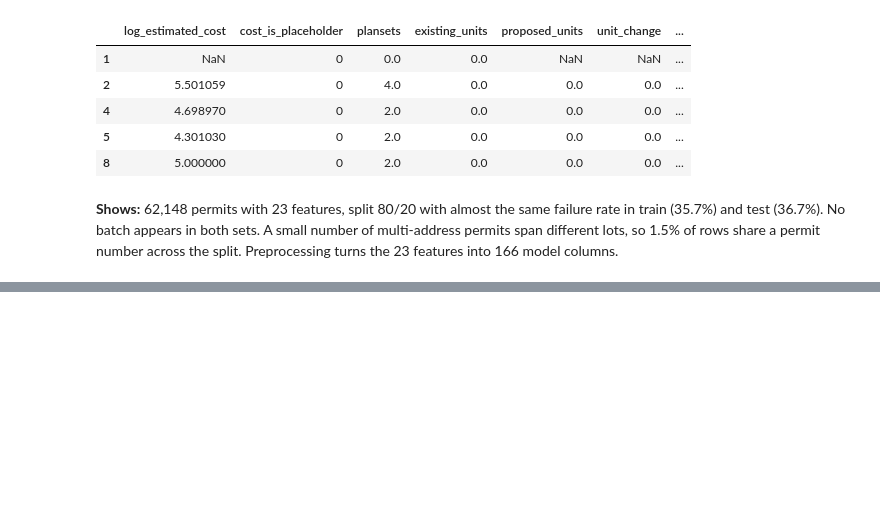
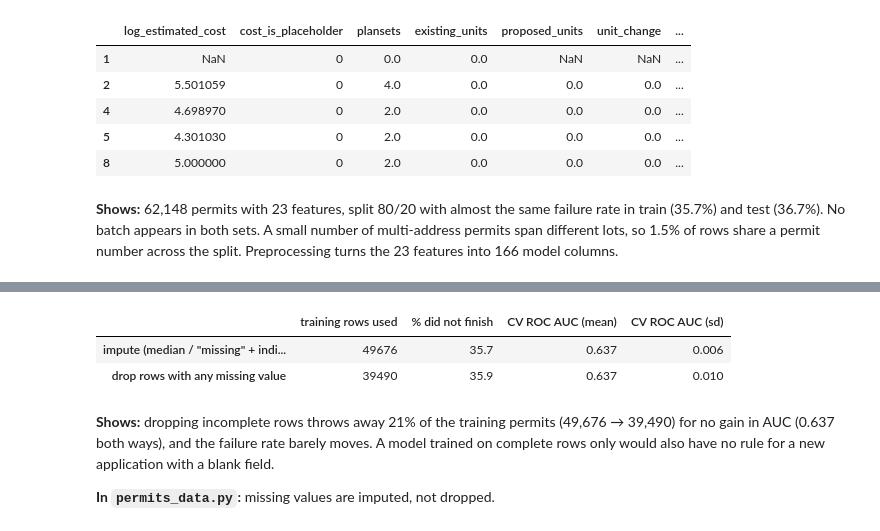
Before and after one commit to seanyi-creator/ba-305-project, a Jupyter notebook: 01_permit_data_overview.ipynb, the cells around one changed output, grey strips where cells are left out. Cells and saved outputs as stored; diff of their text form; code cells hidden in the pictures; blank space fills up the shorter version.

Commit message:
add imputation check to data overview

```diff
--- a/01_permit_data_overview.ipynb
+++ b/01_permit_data_overview.ipynb
@@ -412,0 +416,28 @@ X_train.assign(did_not_finish=y_train).head()
+# %%
+from sklearn.pipeline import Pipeline
+from sklearn.linear_model import LogisticRegression
+from sklearn.model_selection import cross_val_score
+from permits_data import make_cv
+
+reference = lambda: Pipeline([('prep', make_preprocessor()), ('model', LogisticRegression(max_iter=2000))])
+complete_rows = X_train.notna().all(axis=1)
+
+auc_impute = cross_val_score(reference(), X_train, y_train, groups=groups_train,
+                             cv=make_cv(), scoring='roc_auc')
+auc_drop = cross_val_score(reference(), X_train[complete_rows], y_train[complete_rows],
+                           groups=groups_train[complete_rows], cv=make_cv(), scoring='roc_auc')
+
+pd.DataFrame({
+    'training rows used': [len(X_train), int(complete_rows.sum())],
+    '% did not finish': [round(y_train.mean() * 100, 1), round(y_train[complete_rows].mean() * 100, 1)],
+    'CV ROC AUC (mean)': [round(auc_impute.mean(), 3), round(auc_drop.mean(), 3)],
+    'CV ROC AUC (sd)': [round(auc_impute.std(), 3), round(auc_drop.std(), 3)],
+}, index=['impute (median / "missing" + indicator)', 'drop rows with any missing value'])
+# %% [output]
+|  | training rows used | % did not finish | CV ROC AUC (mean) | CV ROC AUC (sd) |
+| impute (median / "missing" + indi... | 49676 | 35.7 | 0.637 | 0.006 |
+| drop rows with any missing value | 39490 | 35.9 | 0.637 | 0.010 |
+# %% [markdown]
+**Shows:** dropping incomplete rows throws away 21% of the training permits (49,676 → 39,490) for no gain in AUC (0.637 both ways), and the failure rate barely moves. A model trained on complete rows only would also have no rule for a new application with a blank field.
+
+**In `permits_data.py`:** missing values are imputed, not dropped.
```
Also changed, not shown: parts of 3 cells of this notebook.
